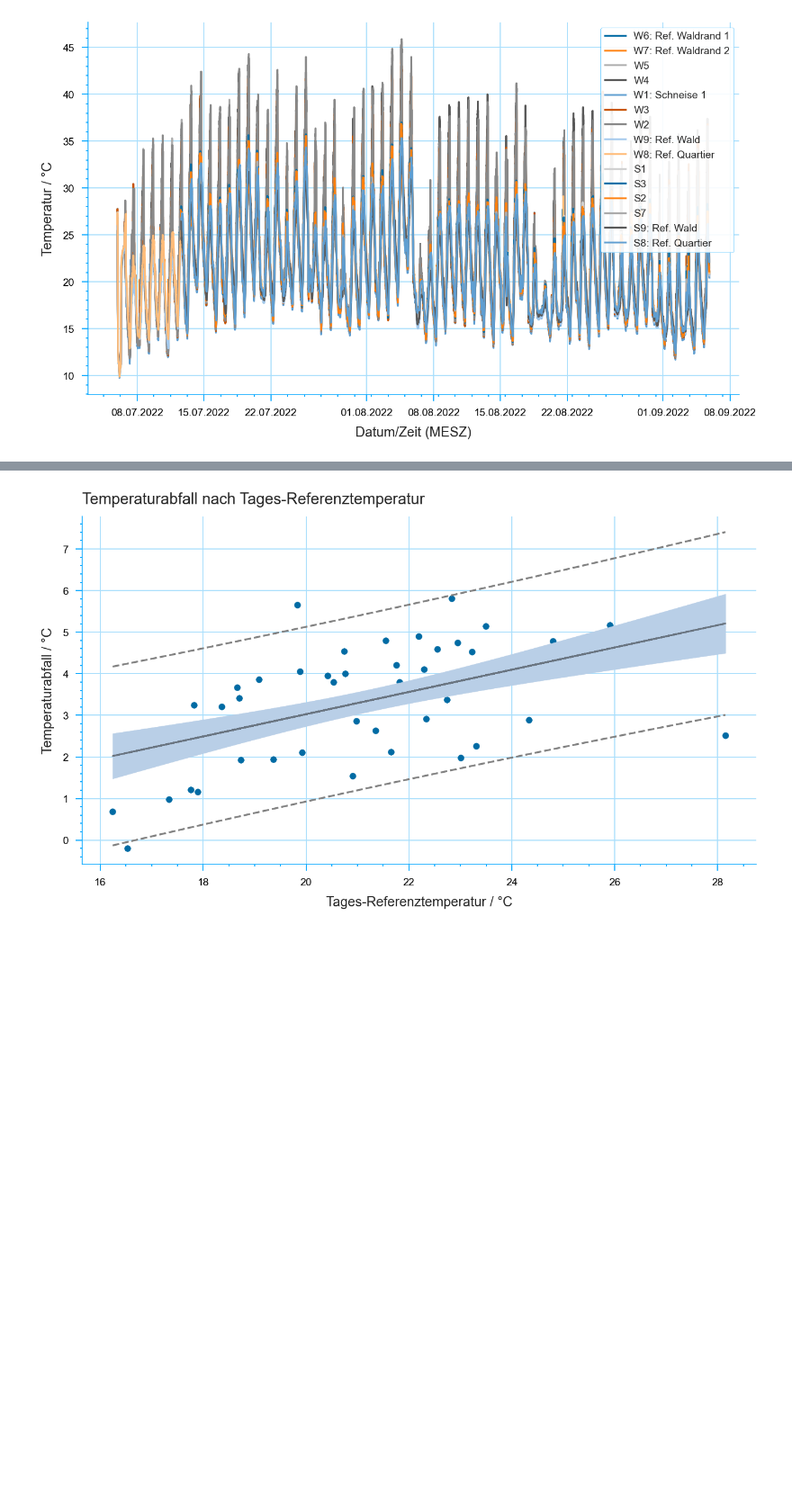
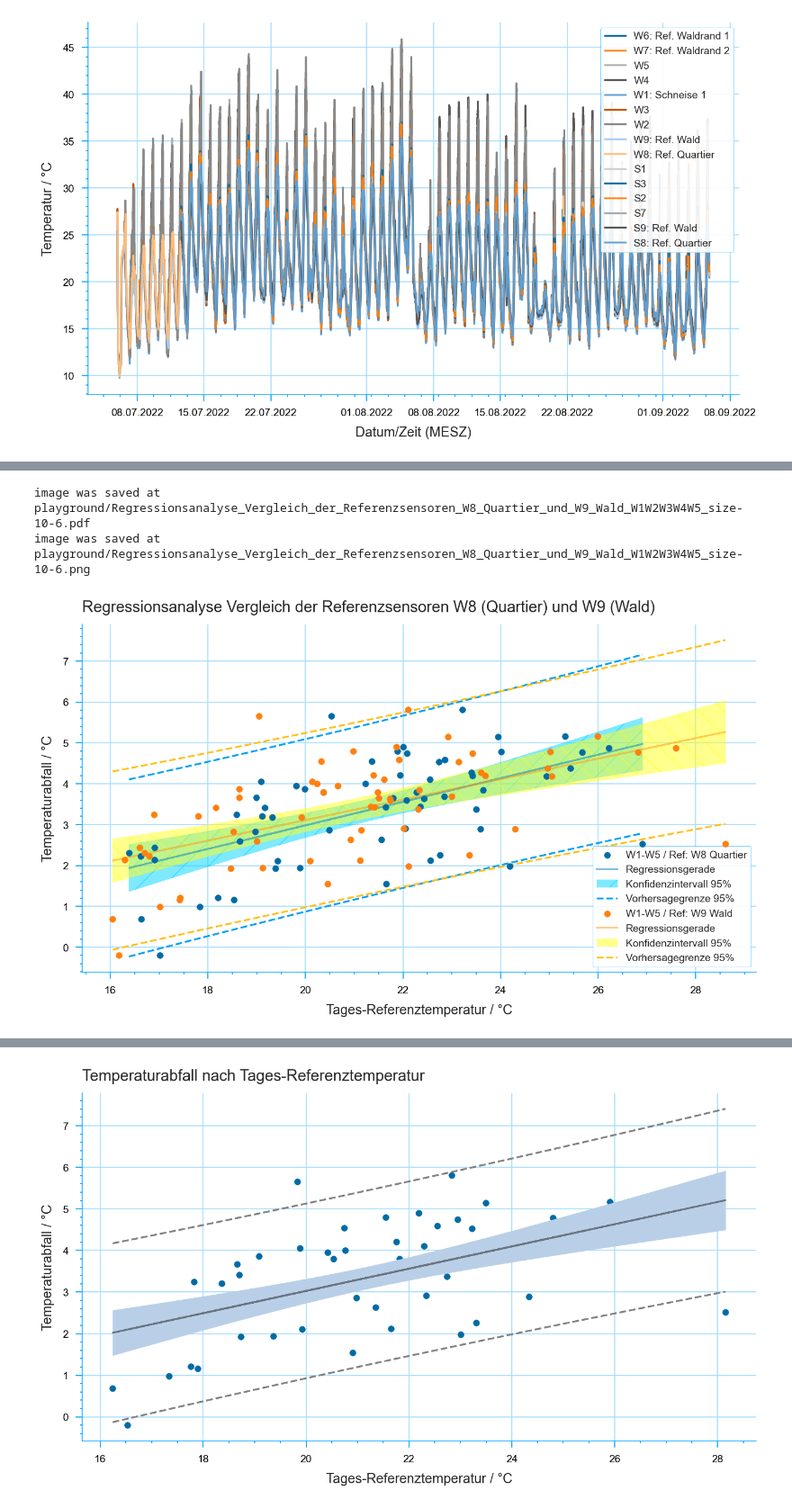
Before and after one commit to janjoch/kaltluftstrom, a Jupyter notebook: playground_development.ipynb, the cells around one changed output, grey strips where cells are left out. Shown at 90% size. Cells and saved outputs as stored; diff of their text form; code cells hidden in the pictures; blank space fills up the shorter version.

```diff
--- a/playground_development.ipynb
+++ b/playground_development.ipynb
@@ -76,0 +98,28 @@ image was saved at playground/Temperaturabfall_nach_Tages-Referenztemperatur_mit
+# %%
+# COMPARE DIFFERENT REF SENSORS
+
+dtd1 = wl.Dated(inst.timeseries)
+dtd1.assign_bins(("W8",))
+
+dtd2 = wl.Dated(inst.timeseries)
+dtd2.assign_bins(("W9",))
+
+cmp8_9 = wl.Compare(
+    dtd1.dateseries,
+    dtd2.dateseries,
+    sensor_manual=SENSORS,
+)
+# %%
+cmp8_9.plot_scatter(
+    title="Regressionsanalyse Vergleich der Referenzsensoren W8 (Quartier) und W9 (Wald)",
+    #frames="27-1",
+    fig_legend_loc="lower right",
+    scatter_labels=("W1-W5 / Ref: W8 Quartier", "W1-W5 / Ref: W9 Wald",),
+    file_export=True,
+    file_export_path="playground",
+    file_export_type=("pdf", "png"),
+)
+# %% [output]
+image was saved at playground/Regressionsanalyse_Vergleich_der_Referenzsensoren_W8_Quartier_und_W9_Wald_W1W2W3W4W5_size-10-6.pdf
+image was saved at playground/Regressionsanalyse_Vergleich_der_Referenzsensoren_W8_Quartier_und_W9_Wald_W1W2W3W4W5_size-10-6.png
+[figure, added]
```
Also changed, not shown: parts of 14 cells of this notebook, 34 other files.
